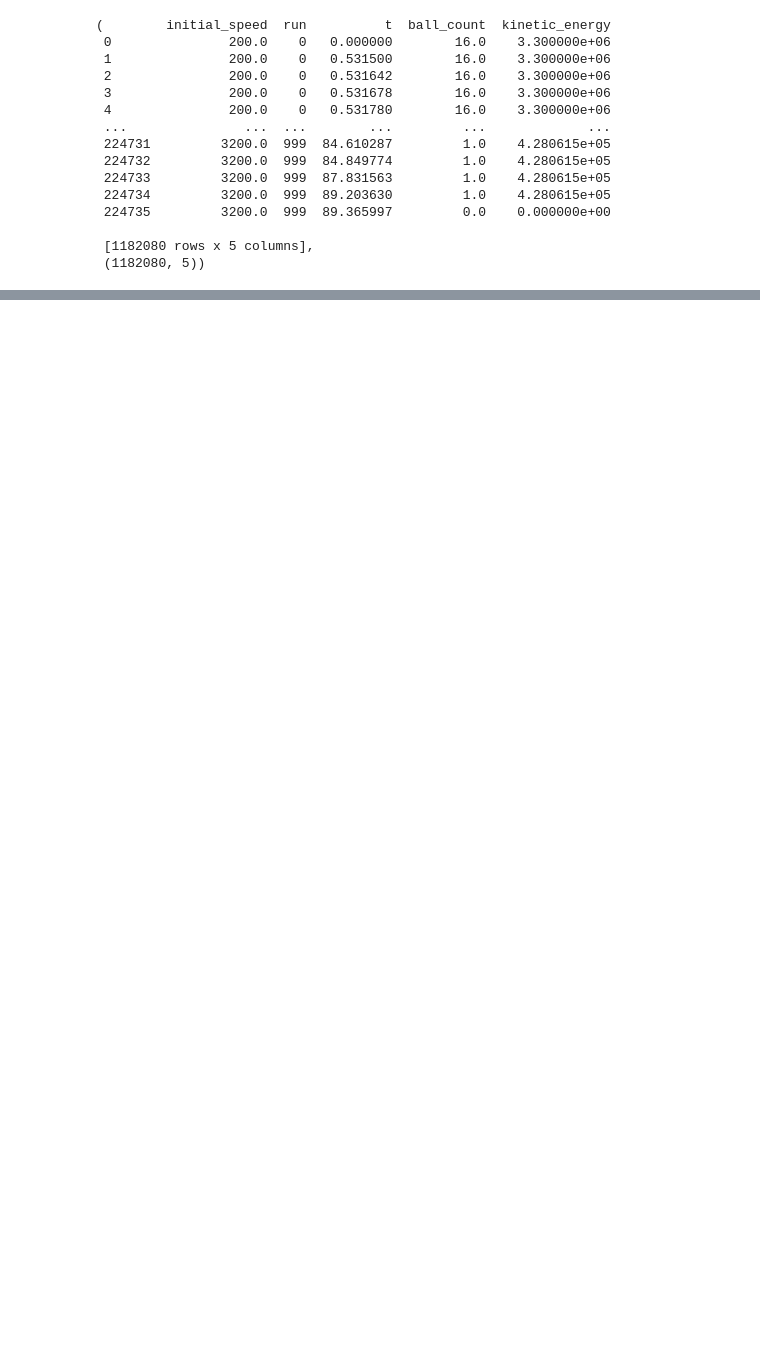
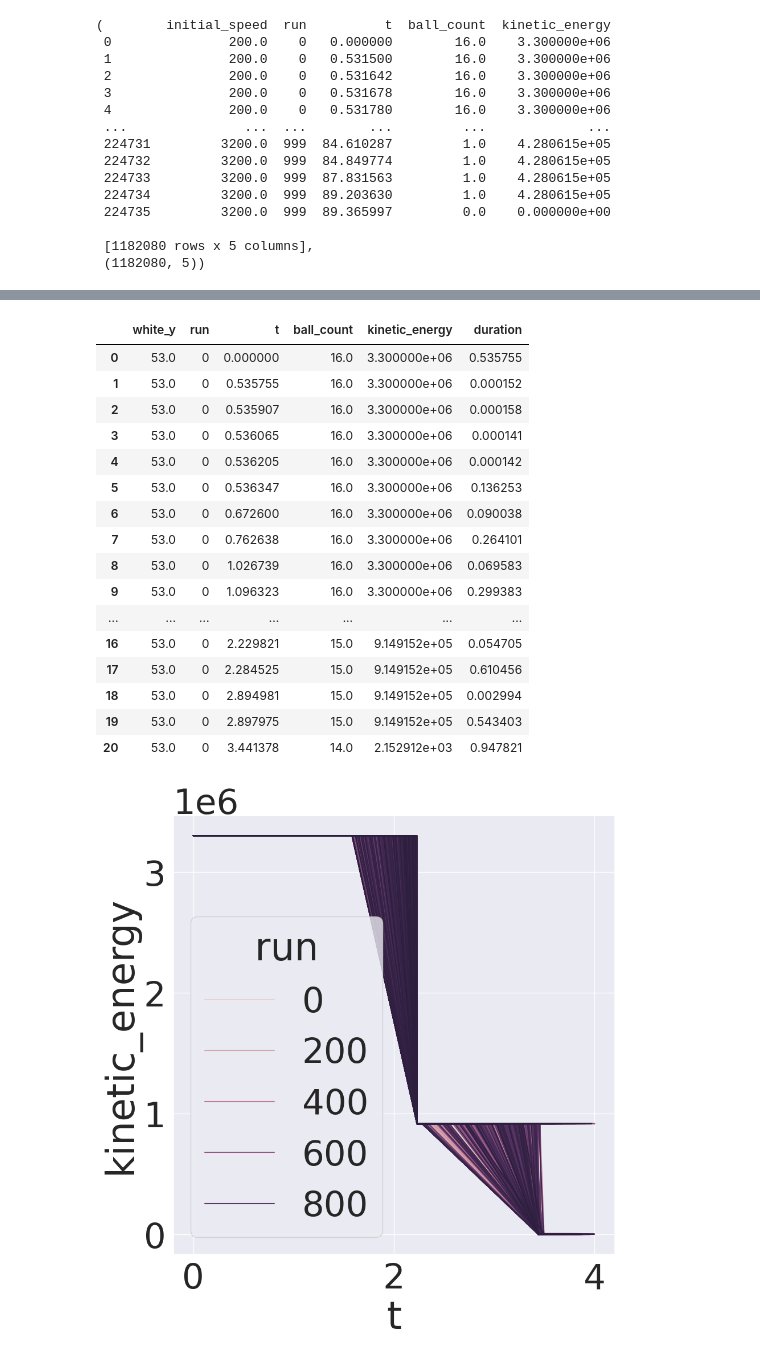
Before and after one commit to lvittor/ss, a Jupyter notebook: notebooks/tp3.ipynb, the cells around one changed output, grey strips where cells are left out. Cells and saved outputs as stored; diff of their text form; code cells hidden in the pictures; blank space fills up the shorter version.

```diff
--- a/notebooks/tp3.ipynb
+++ b/notebooks/tp3.ipynb
@@ -129,0 +132,23 @@ plt.show()
+# %%
+y53 = df[(df['white_y'] == 53) & (df['t'] < 4)]
+sns.lineplot(data=y53, x='t', y='kinetic_energy', hue='run')
+y53[y53['run'] == 0]
+# %% [output]
+|  | white_y | run | t | ball_count | kinetic_energy | duration |
+| 0 | 53.0 | 0 | 0.000000 | 16.0 | 3.300000e+06 | 0.535755 |
+| 1 | 53.0 | 0 | 0.535755 | 16.0 | 3.300000e+06 | 0.000152 |
+| 2 | 53.0 | 0 | 0.535907 | 16.0 | 3.300000e+06 | 0.000158 |
+| 3 | 53.0 | 0 | 0.536065 | 16.0 | 3.300000e+06 | 0.000141 |
+| 4 | 53.0 | 0 | 0.536205 | 16.0 | 3.300000e+06 | 0.000142 |
+| 5 | 53.0 | 0 | 0.536347 | 16.0 | 3.300000e+06 | 0.136253 |
+| 6 | 53.0 | 0 | 0.672600 | 16.0 | 3.300000e+06 | 0.090038 |
+| 7 | 53.0 | 0 | 0.762638 | 16.0 | 3.300000e+06 | 0.264101 |
+| 8 | 53.0 | 0 | 1.026739 | 16.0 | 3.300000e+06 | 0.069583 |
+| 9 | 53.0 | 0 | 1.096323 | 16.0 | 3.300000e+06 | 0.299383 |
+| ... | ... | ... | ... | ... | ... | ... |
+| 16 | 53.0 | 0 | 2.229821 | 15.0 | 9.149152e+05 | 0.054705 |
+| 17 | 53.0 | 0 | 2.284525 | 15.0 | 9.149152e+05 | 0.610456 |
+| 18 | 53.0 | 0 | 2.894981 | 15.0 | 9.149152e+05 | 0.002994 |
+| 19 | 53.0 | 0 | 2.897975 | 15.0 | 9.149152e+05 | 0.543403 |
+| 20 | 53.0 | 0 | 3.441378 | 14.0 | 2.152912e+03 | 0.947821 |
+[figure, added]
```
Also changed, not shown: parts of 5 cells of this notebook.
